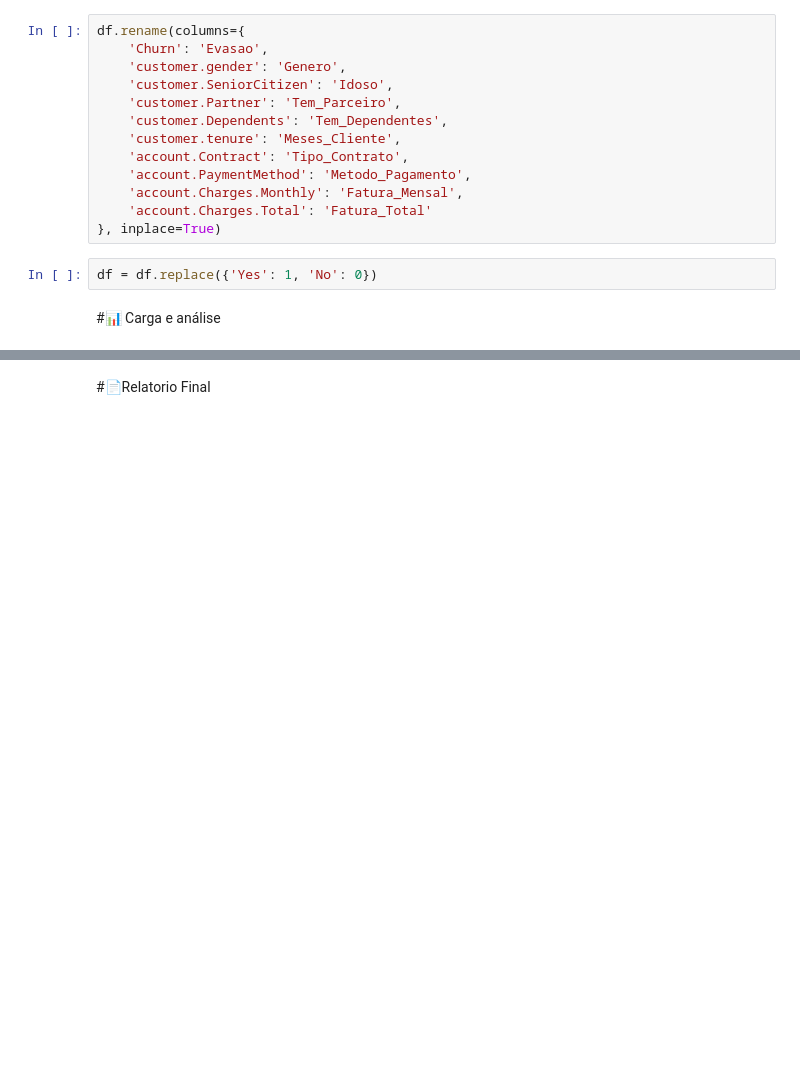
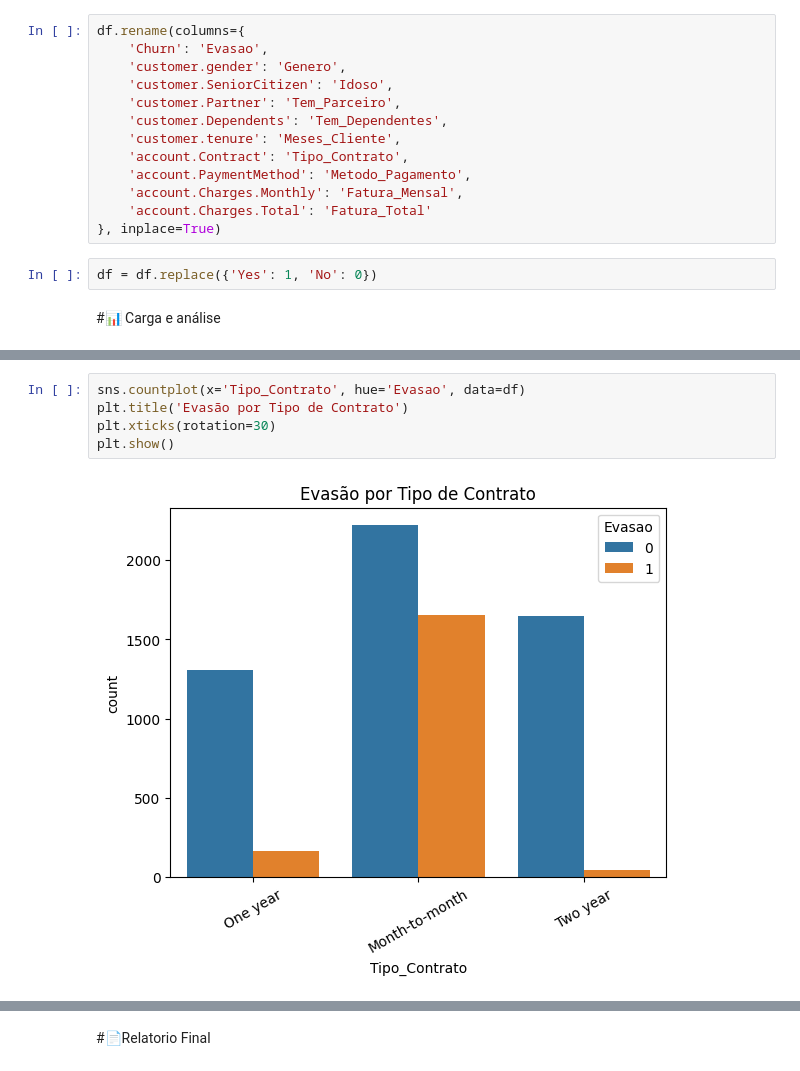
Before and after one commit to lippebarroso/challengetelecomfinal, a Jupyter notebook: TelecomX_BR.ipynb, the cells around one changed output, grey strips where cells are left out. Cells and saved outputs as stored; diff of their text form; blank space fills up the shorter version.

```diff
--- a/TelecomX_BR.ipynb
+++ b/TelecomX_BR.ipynb
@@ -87,0 +129,7 @@ df = df.replace({'Yes': 1, 'No': 0})
+# %%
+sns.countplot(x='Tipo_Contrato', hue='Evasao', data=df)
+plt.title('Evasão por Tipo de Contrato')
+plt.xticks(rotation=30)
+plt.show()
+# %% [output]
+[figure, added]
```
Also changed, not shown: parts of 10 cells of this notebook.
